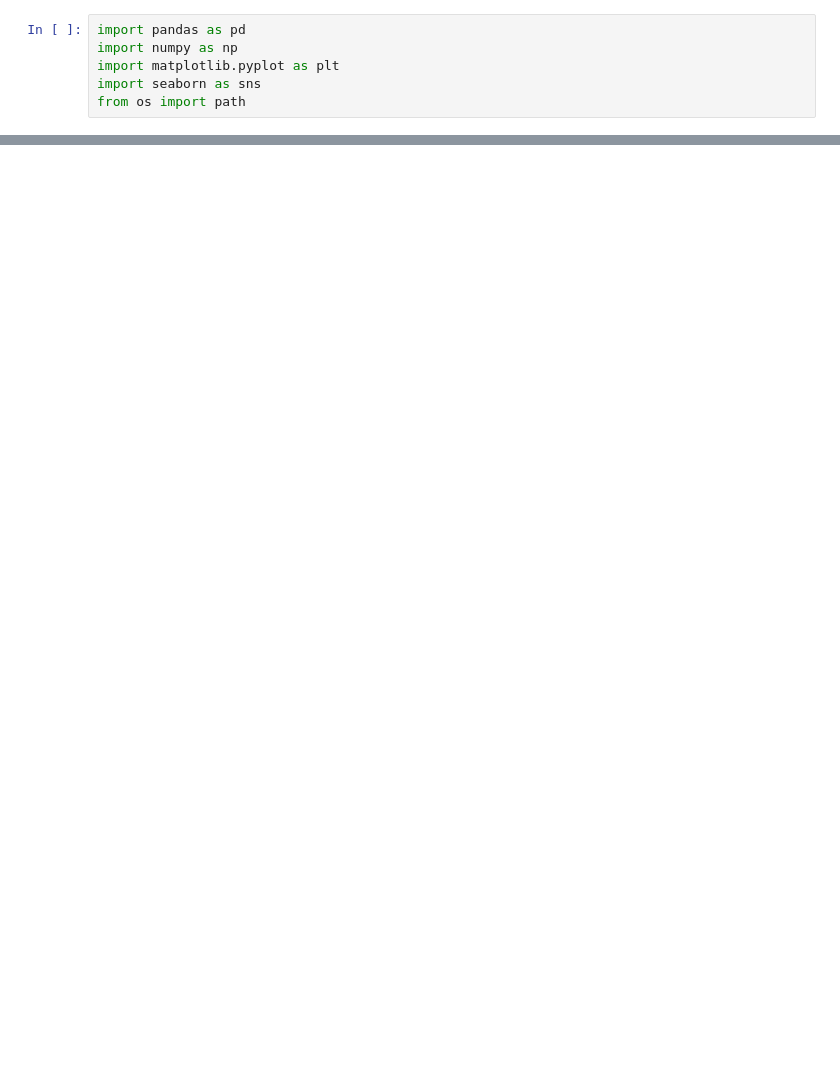
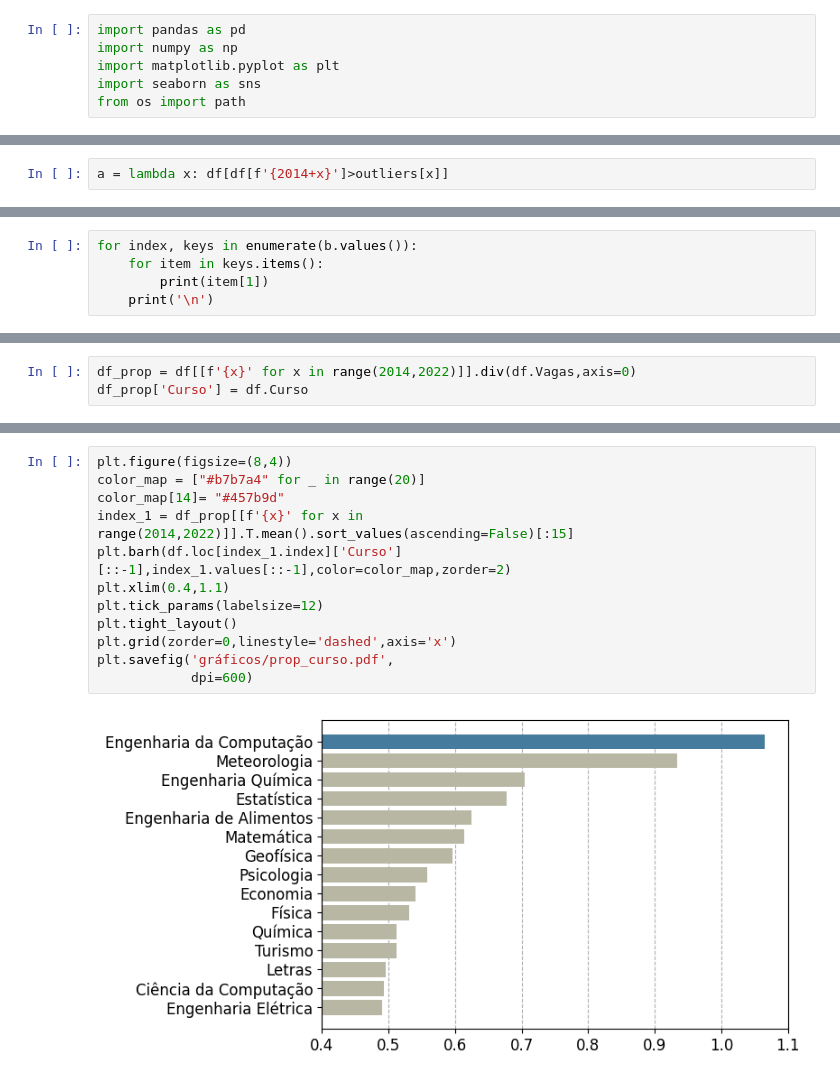
Before and after one commit to gabrielcoout/Analise_Evasao, a Jupyter notebook: Data_Analysis_Cursos.ipynb, the cells around one changed output, grey strips where cells are left out. Saved outputs shown, nothing was run; the diff lists cells and outputs as text; blank space fills up the shorter version.

```diff
--- a/Data_Analysis_Cursos.ipynb
+++ b/Data_Analysis_Cursos.ipynb
@@ -8,0 +25,2 @@ df = pd.read_csv('data/out/datacursos.csv',index_col=0)
+# %%
+a = lambda x: df[df[f'{2014+x}']>outliers[x]]
@@ -8,0 +35,5 @@ df = pd.read_csv('data/out/datacursos.csv',index_col=0)
+# %%
+for index, keys in enumerate(b.values()):
+    for item in keys.items():
+        print(item[1])
+    print('\n')
@@ -97,0 +173,3 @@ plt.plot()
+# %%
+df_prop = df[[f'{x}' for x in range(2014,2022)]].div(df.Vagas,axis=0)
+df_prop['Curso'] = df.Curso
@@ -97,0 +209,14 @@ plt.plot()
+# %%
+plt.figure(figsize=(8,4))
+color_map = ["#b7b7a4" for _ in range(20)]
+color_map[14]= "#457b9d"
+index_1 = df_prop[[f'{x}' for x in range(2014,2022)]].T.mean().sort_values(ascending=False)[:15]
+plt.barh(df.loc[index_1.index]['Curso'][::-1],index_1.values[::-1],color=color_map,zorder=2)
+plt.xlim(0.4,1.1)
+plt.tick_params(labelsize=12)
+plt.tight_layout()
+plt.grid(zorder=0,linestyle='dashed',axis='x')
+plt.savefig('gráficos/prop_curso.pdf',
+            dpi=600)
+# %% [output]
+[figure, added]
```
Also changed, not shown: parts of 24 cells of this notebook, 26 other files.
